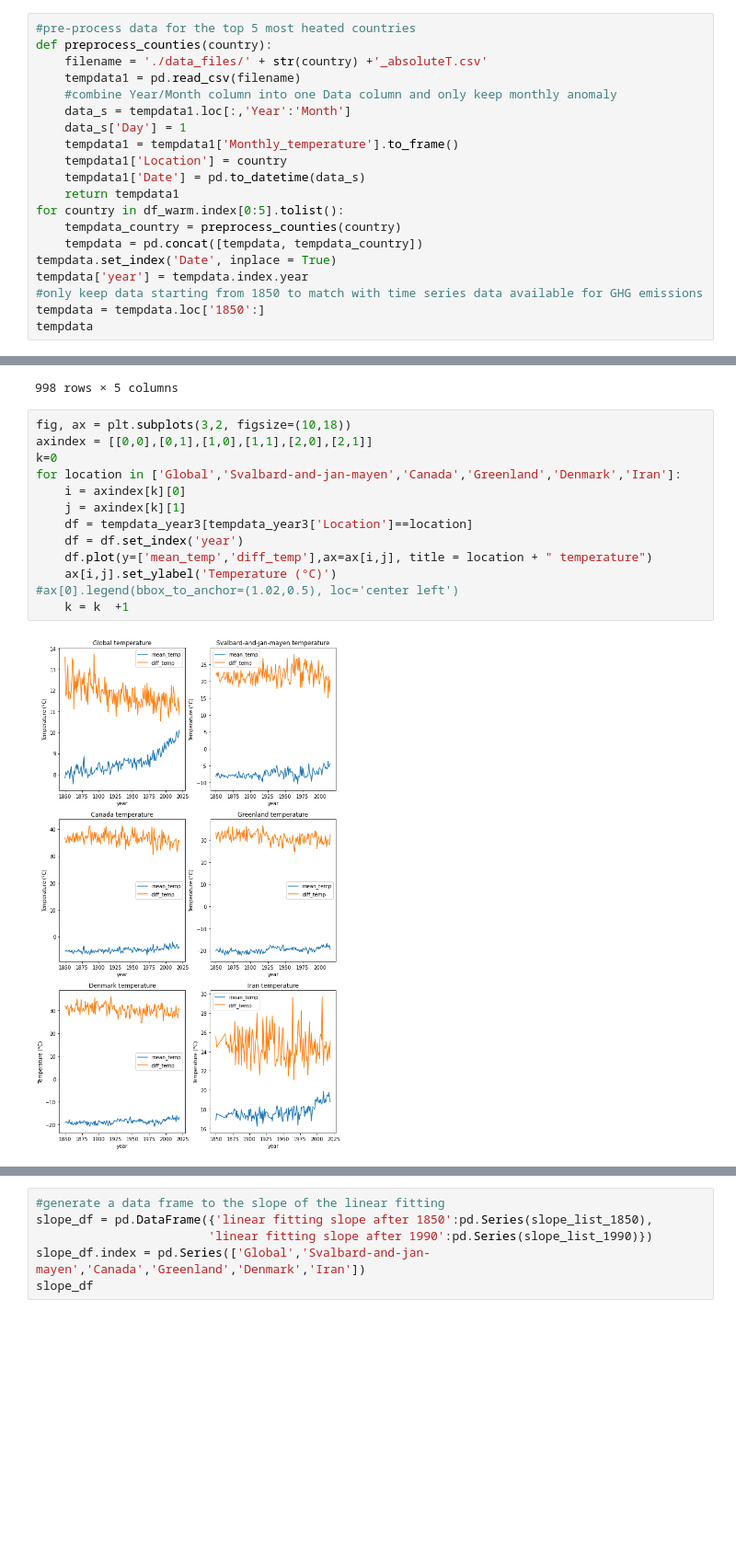
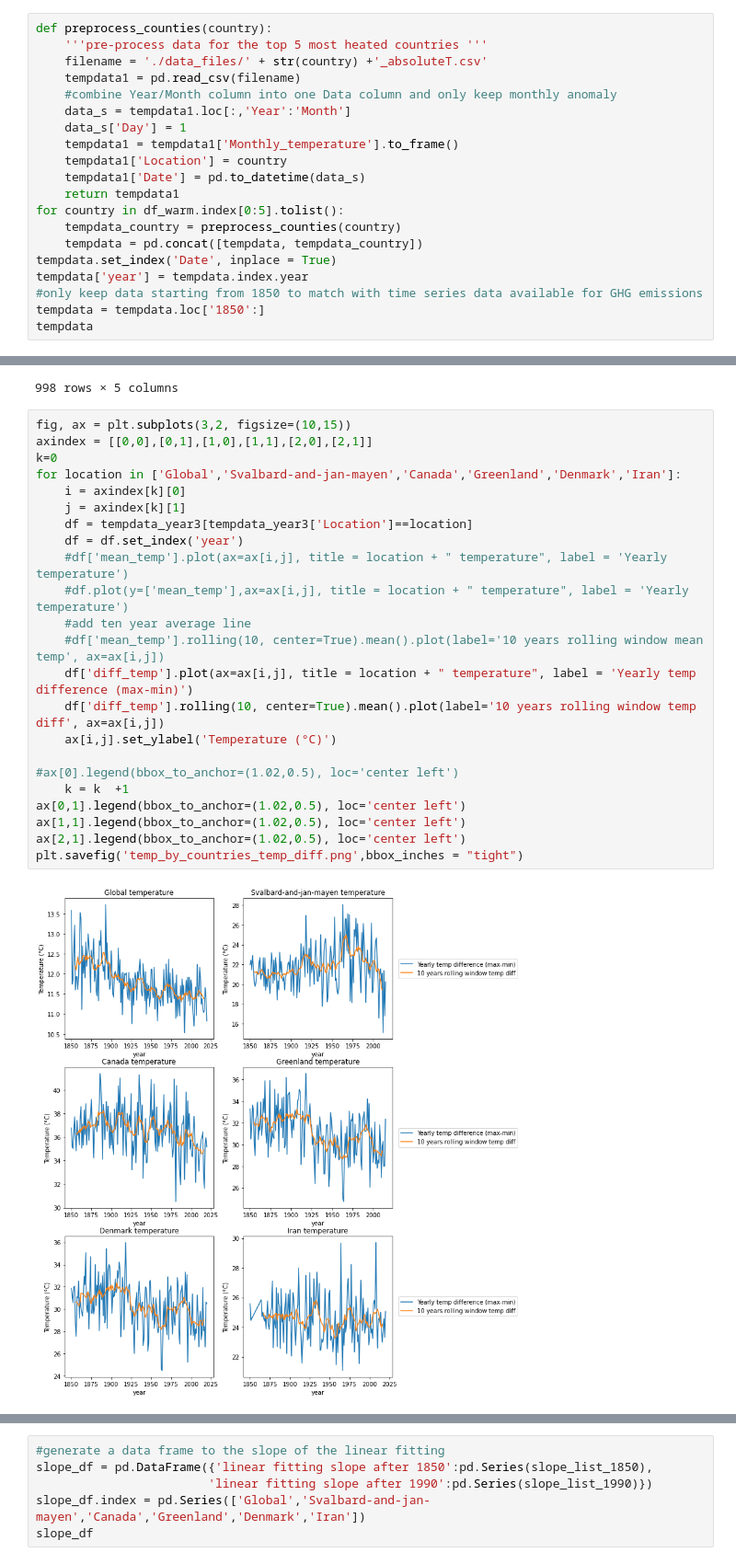
Before and after one commit to nankli/Python_EDA_group_project, a Jupyter notebook: Most_heated_countries_Nan.ipynb, the cells around one changed output, grey strips where cells are left out. Shown at 92% size. Cells and saved outputs as stored; diff of their text form; blank space fills up the shorter version.

```diff
--- a/Most_heated_countries_Nan.ipynb
+++ b/Most_heated_countries_Nan.ipynb
@@ -114,8 +114,8 @@ tempdata = tempdata['Monthly_temperature'].to_frame()
 tempdata['Location'] = 'Global'
 tempdata['Date'] = pd.to_datetime(data_s)
 # %%
-#pre-process data for the top 5 most heated countries
 def preprocess_counties(country):
+    '''pre-process data for the top 5 most heated countries '''
     filename = './data_files/' + str(country) +'_absoluteT.csv'
     tempdata1 = pd.read_csv(filename)
     #combine Year/Month column into one Data column and only keep monthly anomaly
@@ -291,17 +293,27 @@ tempdata_year3
 | 997 | 2020 | Iran | 25.057 | 18.765667 | 12 |
 998 rows × 5 columns
 # %%
-fig, ax = plt.subplots(3,2, figsize=(10,18))
+fig, ax = plt.subplots(3,2, figsize=(10,15))
 axindex = [[0,0],[0,1],[1,0],[1,1],[2,0],[2,1]]
 k=0
 for location in ['Global','Svalbard-and-jan-mayen','Canada','Greenland','Denmark','Iran']:
     i = axindex[k][0]
     j = axindex[k][1]
     df = tempdata_year3[tempdata_year3['Location']==location]
     df = df.set_index('year')
-    df.plot(y=['mean_temp','diff_temp'],ax=ax[i,j], title = location + " temperature")
+    #df['mean_temp'].plot(ax=ax[i,j], title = location + " temperature", label = 'Yearly temperature')
+    #df.plot(y=['mean_temp'],ax=ax[i,j], title = location + " temperature", label = 'Yearly temperature')
+    #add ten year average line
+    #df['mean_temp'].rolling(10, center=True).mean().plot(label='10 years rolling window mean temp', ax=ax[i,j])
+    df['diff_temp'].plot(ax=ax[i,j], title = location + " temperature", label = 'Yearly temp difference (max-min)')
+    df['diff_temp'].rolling(10, center=True).mean().plot(label='10 years rolling window temp diff', ax=ax[i,j])
     ax[i,j].set_ylabel('Temperature (°C)')
+
 #ax[0].legend(bbox_to_anchor=(1.02,0.5), loc='center left')
     k = k  +1
+ax[0,1].legend(bbox_to_anchor=(1.02,0.5), loc='center left')
+ax[1,1].legend(bbox_to_anchor=(1.02,0.5), loc='center left')
+ax[2,1].legend(bbox_to_anchor=(1.02,0.5), loc='center left')
+plt.savefig('temp_by_countries_temp_diff.png',bbox_inches = "tight")
 # %% [output]
-[figure, old version]
+[figure, new version]
```
Also changed, not shown: parts of 7 cells of this notebook.
